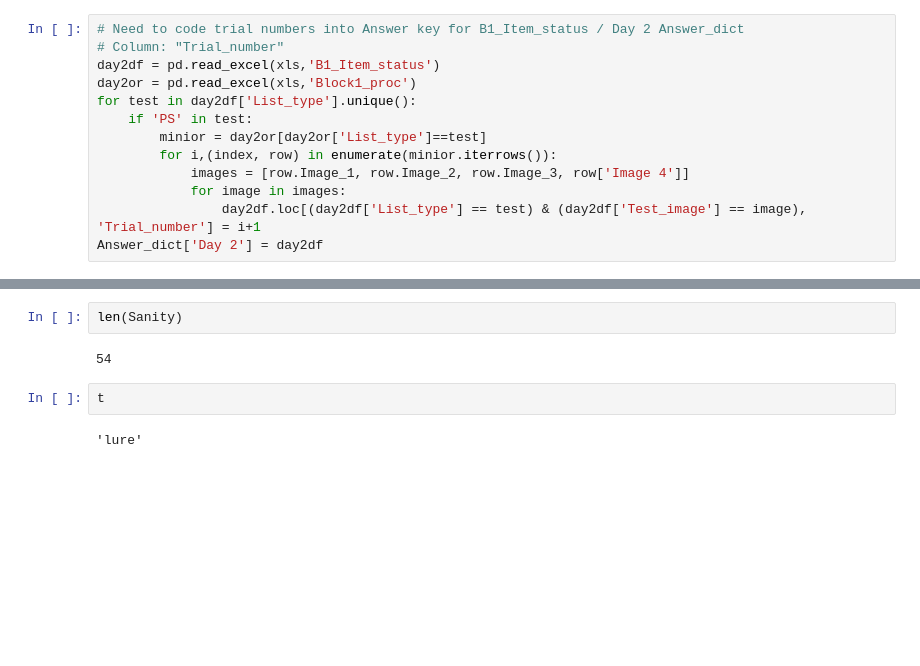
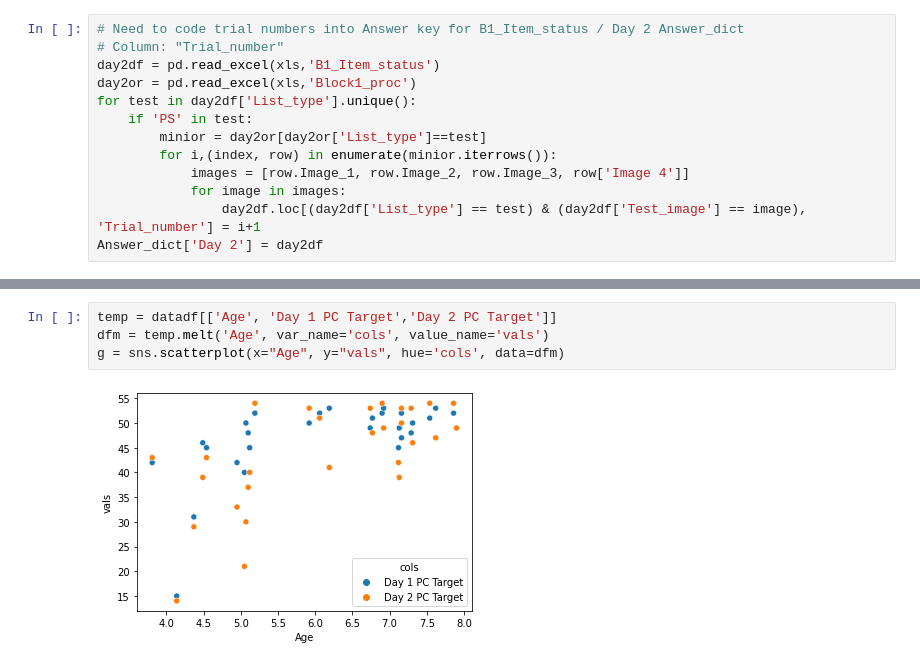
Before and after one commit to samsydco/PSPC, a Jupyter notebook: PSPC_sanity.ipynb, the cells around one changed output, grey strips where cells are left out. Drawn from its saved outputs; the diff is of its cells as text; blank space fills up the shorter version.

```diff
--- a/PSPC_sanity.ipynb
+++ b/PSPC_sanity.ipynb
@@ -93,8 +181,6 @@ Sanity.loc[Sanity[answer_string] == answer]
-# %%
-len(Sanity)
-# %% [output]
-54
-# %%
-t
-# %% [output]
-'lure'
+# %%
+temp = datadf[['Age', 'Day 1 PC Target','Day 2 PC Target']]
+dfm = temp.melt('Age', var_name='cols', value_name='vals')
+g = sns.scatterplot(x="Age", y="vals", hue='cols', data=dfm)
+# %% [output]
+[figure, added]
```
Also changed, not shown: parts of 18 cells of this notebook.
